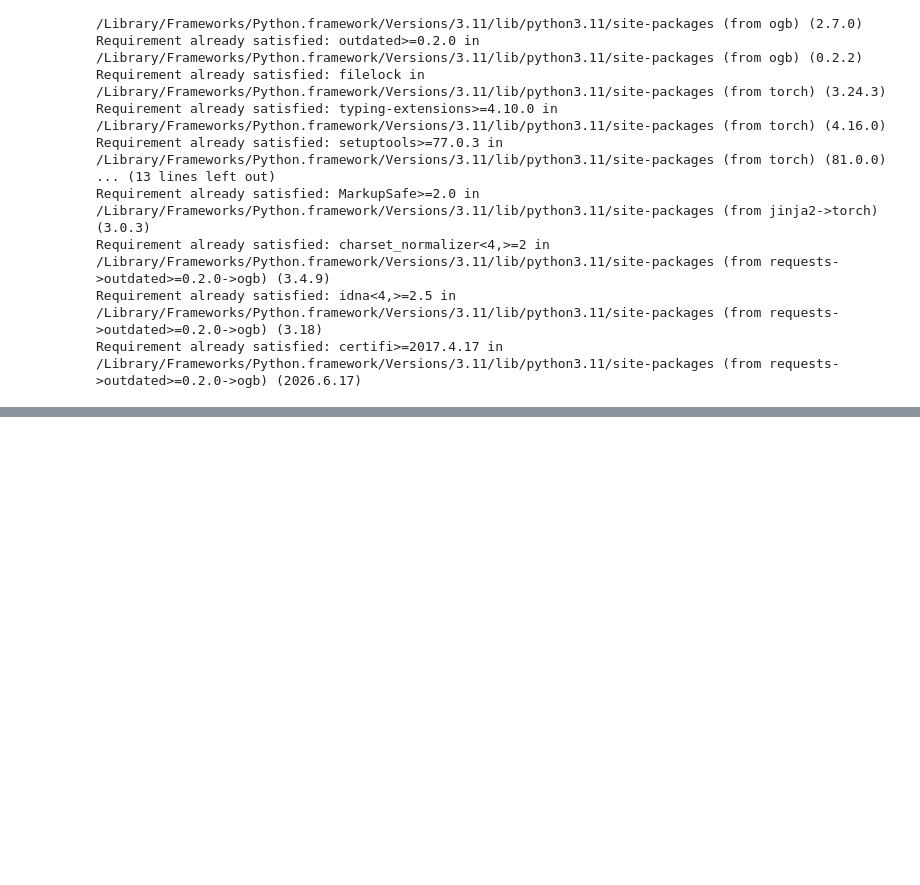
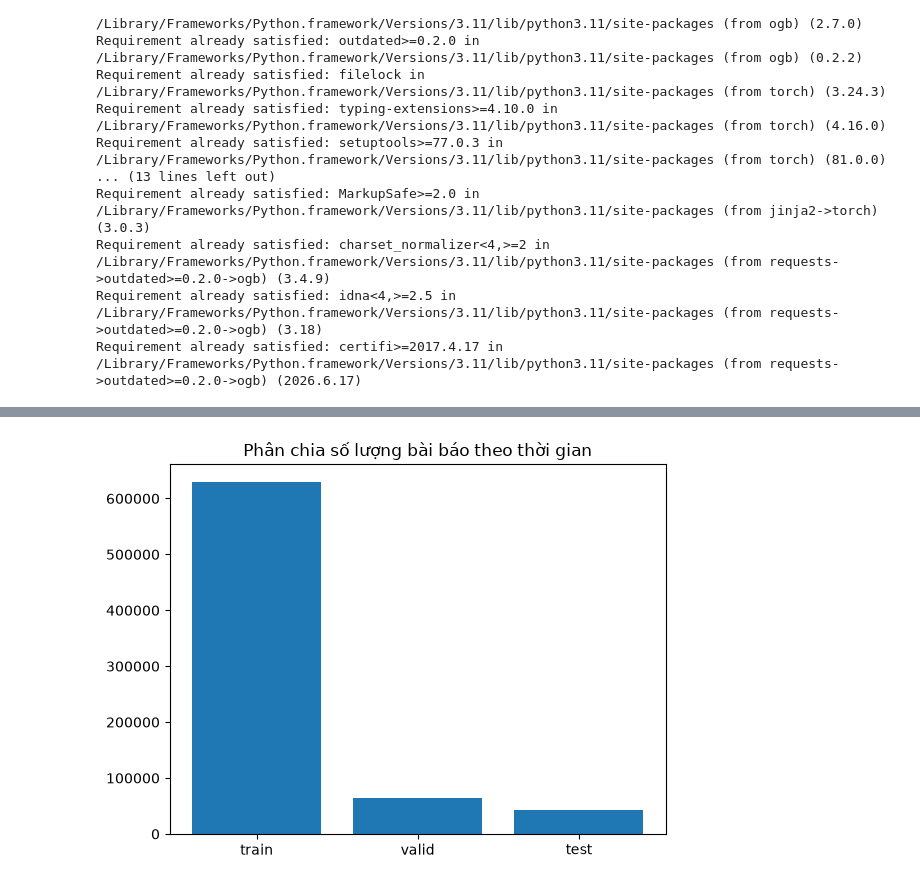
Before and after one commit to GiaThinh110605/Graph_Analytics_For_Discovering_Emerging_Influential_Papers, a Jupyter notebook: analysis-dataset/analysis-dataset.ipynb, the cells around one changed output, grey strips where cells are left out. Saved outputs shown, nothing was run; the diff lists cells and outputs as text; code cells hidden in the pictures; blank space fills up the shorter version.

```diff
--- a/analysis-dataset/analysis-dataset.ipynb
+++ b/analysis-dataset/analysis-dataset.ipynb
@@ -53,0 +114,3 @@ AttributeError: 'SparkContext' object has no attribute 'read'
+# %%
+df_train = spark.read.csv("/Users/mac/Downloads/Graph_Analytics_For_Discovering_Emerging_Influential_Papers/data/mag/split/time/paper/train.csv.gz", header=False).toDF("paper_id")
+print(f"Số bài báo tập train (trước 2018): {df_train.count()}")
@@ -53,0 +132,3 @@ AttributeError: 'SparkContext' object has no attribute 'read'
+# %%
+df_valid = spark.read.csv("/Users/mac/Downloads/Graph_Analytics_For_Discovering_Emerging_Influential_Papers/data/mag/split/time/paper/valid.csv.gz", header=False).toDF("paper_id")
+print(f"Số bài báo tập valid (2018): {df_valid.count()}")
@@ -53,0 +150,3 @@ AttributeError: 'SparkContext' object has no attribute 'read'
+# %%
+df_test = spark.read.csv("/Users/mac/Downloads/Graph_Analytics_For_Discovering_Emerging_Influential_Papers/data/mag/split/time/paper/test.csv.gz", header=False).toDF("paper_id")
+print(f"Số bài báo tập test (>= 2019): {df_test.count()}")
@@ -53,0 +168,9 @@ AttributeError: 'SparkContext' object has no attribute 'read'
+# %%
+cot_1 = ["train", "valid", "test"]
+cot_2 = [df_train.count(), df_valid.count(), df_test.count()]
+
+plt.bar(cot_1, cot_2)
+plt.title("Phân chia số lượng bài báo theo thời gian")
+plt.show()
+# %% [output]
+[figure, added]
```
Also changed, not shown: parts of 50 cells of this notebook, 7 other files.
